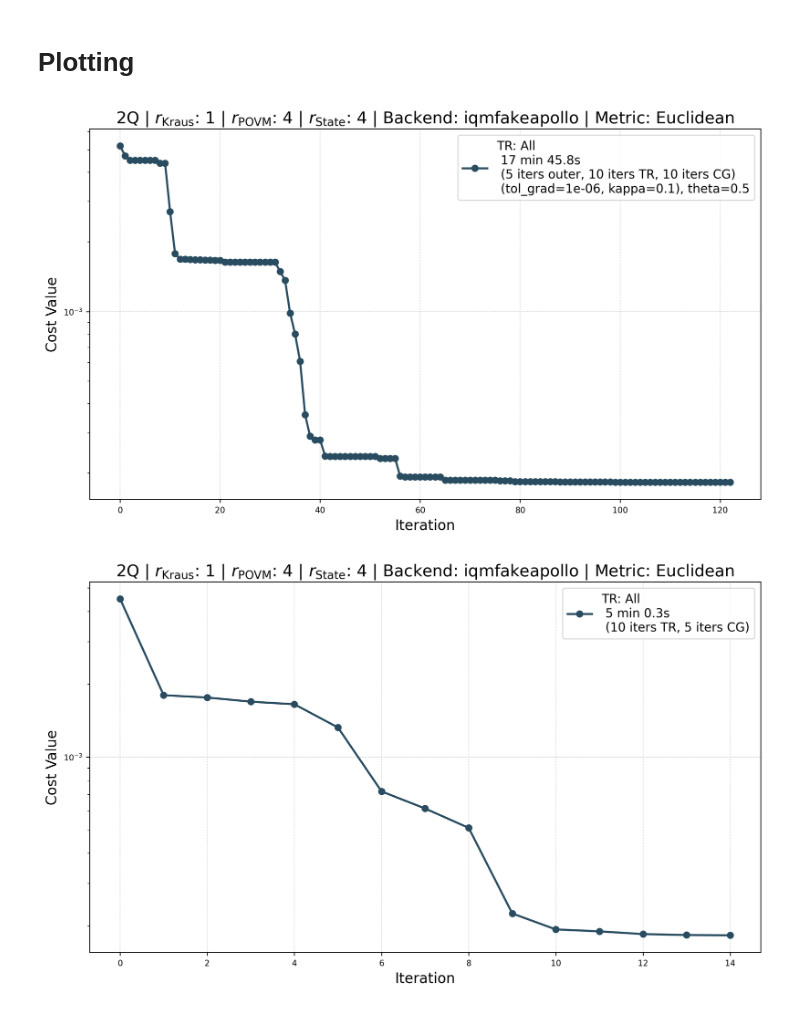
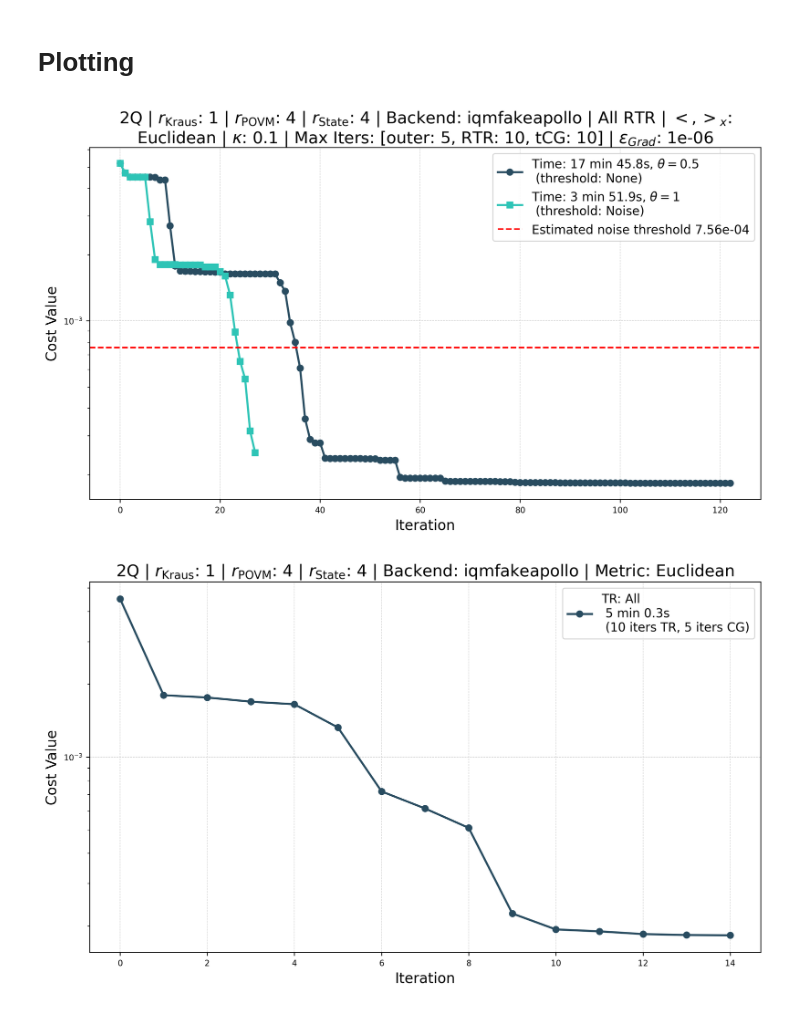
Before and after one commit to EmilianoG-byte/iqm-benchmarks, a Jupyter notebook: playground/aps_presentation/reconstruction_time_comparison.ipynb, the cells around one changed output. Saved outputs shown, nothing was run; the diff lists cells and outputs as text; code cells hidden in the pictures.

Commit message:
APS presentation: added a noise floor threshold to optimization as an early stopping criteria
Tested it for 2Q rank 1

```diff
--- a/playground/aps_presentation/reconstruction_time_comparison.ipynb
+++ b/playground/aps_presentation/reconstruction_time_comparison.ipynb
@@ -106,9 +113,9 @@ num_iterations_tr = 10
 num_iterations_cg = 10
 tol_grad = 1e-6
 kappa = 1/10
-theta = 0.5 # should have been 1!
+theta = 1 # should have been 1!
 
-tr_schedule_verbose = OperatorSchedule.default(num_iterations_outer, TrustRegionOptions(num_iterations=num_iterations_tr, verbose=True, verbose_cg=True, num_iterations_cg=num_iterations_cg, tol_grad=tol_grad, kappa_cg=kappa, theta_cg=0.5))
+tr_schedule_verbose = OperatorSchedule.default(num_iterations_outer, TrustRegionOptions(num_iterations=num_iterations_tr, verbose=True, verbose_cg=True, num_iterations_cg=num_iterations_cg, tol_grad=tol_grad, kappa_cg=kappa, theta_cg=theta))
 
 optimization_schedule_all_tr = {
     "kraus": tr_schedule_verbose,
@@ -120,3 +127,6 @@ optimization_schedule_all_tr
 {'kraus': OperatorSchedule(items=[OptimizationScheduleItem(start=0, end=4, options=TrustRegionOptions(metric='euclidean', verbose=True, num_iterations=10, radius_init=0.1, max_radius=2.0, quotient_tru ...
  'povm': OperatorSchedule(items=[OptimizationScheduleItem(start=0, end=4, options=TrustRegionOptions(metric='euclidean', verbose=True, num_iterations=10, radius_init=0.1, max_radius=2.0, quotient_trus ...
  'state': OperatorSchedule(items=[OptimizationScheduleItem(start=0, end=4, options=TrustRegionOptions(metric='euclidean', verbose=True, num_iterations=10, radius_init=0.1, max_radius=2.0, quotient_tru ...
+# %%
+noise_threshold = estimate_noise_floor_threshold(prob_matrix_2q, num_shots, multiplier=5.0)
+noise_threshold
@@ -123,2 +135,14 @@ optimization_schedule_all_tr
 # %% [markdown]
 ## 2Q
+# %%
+# This was run using theta = 0.5 and without a noise threshold stopping criteria. Which meant all the optimization were performed.
+optimized_operators_2q_rank_1_threshold, cost_fn_history_2q_rank_1_threshold = run_riemannian_optimization(
+    **init_operators_jax_2q_rank_1,
+    cost_function=cost_function_jax_mps,
+    cost_fn_kwargs=cost_fn_kwargs_2q,
+    num_iterations=num_iterations_outer,
+    optimization_schedule=optimization_schedule_all_tr,
+    save_intermediate_cost_values=True, # to be able to plot cost function history for each operator optimization step
+    noise_threshold=noise_threshold,
+    verbose=True,
+)
@@ -160,17 +203,19 @@ povm_rank_2q = dim_2q
 # %%
 cost_fn_lists = [
     cost_fn_history_2q_rank_1,
+    cost_fn_history_2q_rank_1_threshold
 ]
 
 labels = [
-    f"TR: All \n 17 min 45.8s \n ({num_iterations_outer} iters outer, {num_iterations_tr} iters TR, {num_iterations_cg} iters CG) \n (tol_grad={tol_grad}, kappa={kappa}), theta={0.5}",
+    rf"Time: 17 min 45.8s, $\theta=${0.5}" + "\n (threshold: None)",
+    rf"Time: 3 min 51.9s, $\theta=${theta}" + "\n (threshold: Noise)",
 ]
 
-title = rf"{num_qubits_2}Q | $r_\mathrm{{Kraus}}$: {kraus_rank_1} | $r_\mathrm{{POVM}}$: {povm_rank_2q} | $r_\mathrm{{State}}$: {state_rank_2q} | Backend: {backend} | Metric: Euclidean"
+title = rf"{num_qubits_2}Q | $r_\mathrm{{Kraus}}$: {kraus_rank_1} | $r_\mathrm{{POVM}}$: {povm_rank_2q} | $r_\mathrm{{State}}$: {state_rank_2q} | Backend: {backend} | All RTR | $<,>_x$: Euclidean | $\kappa$: {kappa} | Max Iters: [outer: {num_iterations_outer}, RTR: {num_iterations_tr}, tCG: {num_iterations_cg}] | $\epsilon_{{Grad}}$: {tol_grad}"
 
-plot_cost_function(cost_fn_lists, title=title, labels=labels)
+plot_cost_function(cost_fn_lists, title=title, labels=labels, comparison_yline=noise_threshold, comparison_label=f"Estimated noise threshold {noise_threshold:.2e}")
 # %% [output]
-[figure, old version]
+[figure, new version]
 # %%
 cost_fn_lists = [
     cost_fn_history_2q_rank_1,
```
Also changed, not shown: parts of 8 cells of this notebook, 2 other files.
